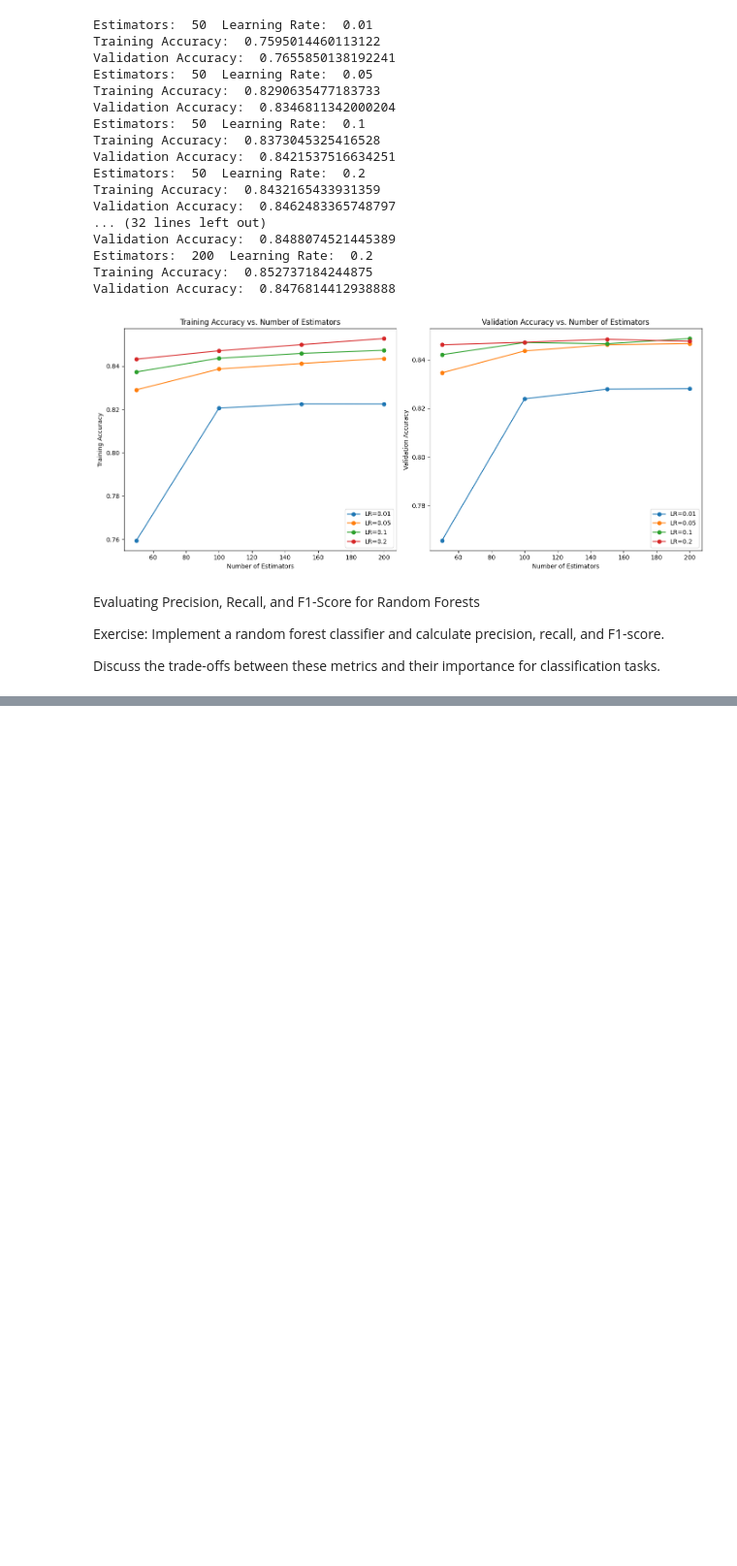
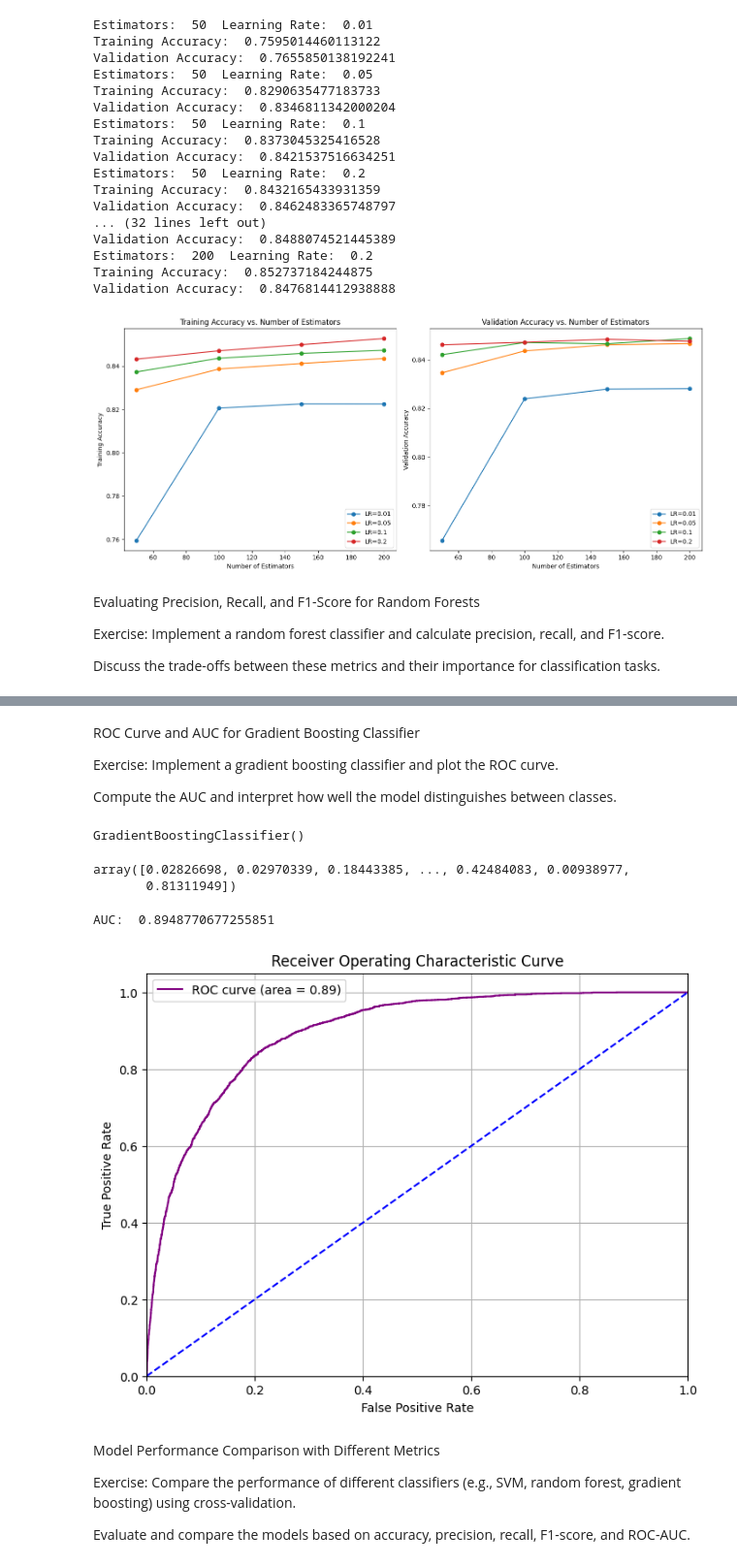
Before and after one commit to amber-khurshid/100DaysOfBytewise, a Jupyter notebook: fifteenth_task.ipynb, the cells around one changed output, grey strips where cells are left out. Shown at 97% size. Cells and saved outputs as stored; diff of their text form; code cells hidden in the pictures; blank space fills up the shorter version.

```diff
--- a/fifteenth_task.ipynb
+++ b/fifteenth_task.ipynb
@@ -245,0 +246,46 @@ f1 score:  0.6198775317946302
+# %% [markdown]
+ROC Curve and AUC for Gradient Boosting Classifier
+
+Exercise: Implement a gradient boosting classifier and plot the ROC curve.
+
+Compute the AUC and interpret how well the model distinguishes between classes.
+# %%
+from sklearn.ensemble import GradientBoostingClassifier
+gradient_booster= GradientBoostingClassifier()
+gradient_booster.fit(X_train, y_train)
+# %% [output]
+GradientBoostingClassifier()
+# %%
+y_pred_prob_grad=gradient_booster.predict_proba(X_test)[:, 1]
+y_pred_prob_grad
+# %% [output]
+array([0.02826698, 0.02970339, 0.18443385, ..., 0.42484083, 0.00938977,
+       0.81311949])
+# %%
+from sklearn.metrics import roc_curve, roc_auc_score, auc
+
+fpr, tpr, _ = roc_curve(y_test, y_pred_prob_grad)
+roc_auc = roc_auc_score(y_test, y_pred_prob_grad)
+print("AUC: ", roc_auc)
+# %% [output]
+AUC:  0.8948770677255851
+# %%
+plt.figure(figsize=(8, 6))
+plt.plot(fpr, tpr, color='purple', lw=1.5, label=f'ROC curve (area = {roc_auc:.2f})')
+plt.plot([0, 1], [0, 1], color='blue', lw=1.5, linestyle='--')
+plt.xlim([0.0, 1.0])
+plt.ylim([0.0, 1.05])
+plt.xlabel('False Positive Rate')
+plt.ylabel('True Positive Rate')
+plt.title('Receiver Operating Characteristic Curve')
+plt.legend(loc='upper left')
+plt.grid(True)
+plt.show()
+# %% [output]
+[figure, added]
+# %% [markdown]
+Model Performance Comparison with Different Metrics
+
+Exercise: Compare the performance of different classifiers (e.g., SVM, random forest, gradient boosting) using cross-validation.
+
+ Evaluate and compare the models based on accuracy, precision, recall, F1-score, and ROC-AUC.
```
Also changed, not shown: parts of 3 cells of this notebook.
